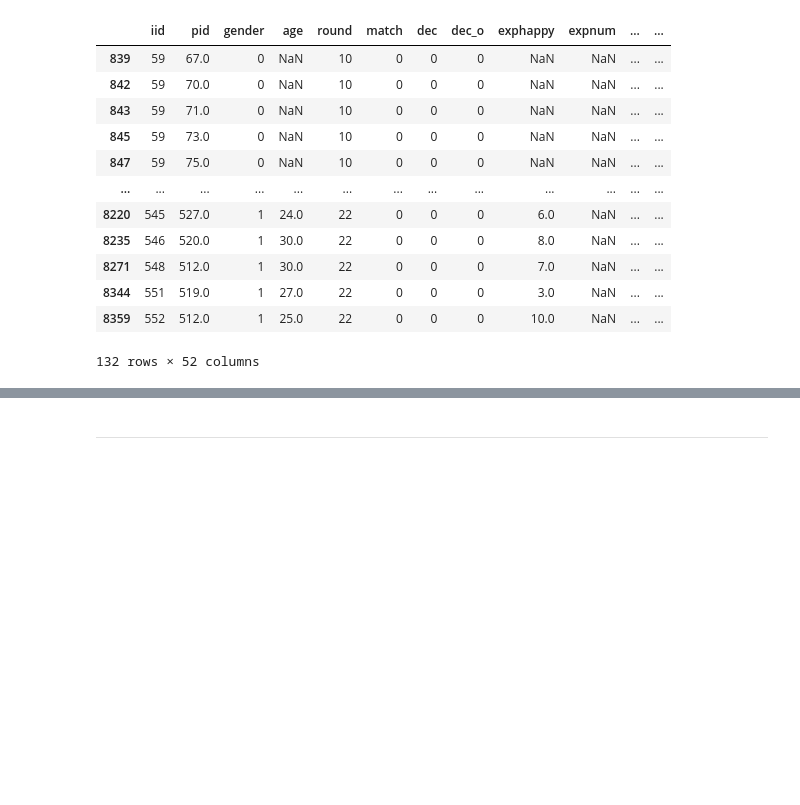
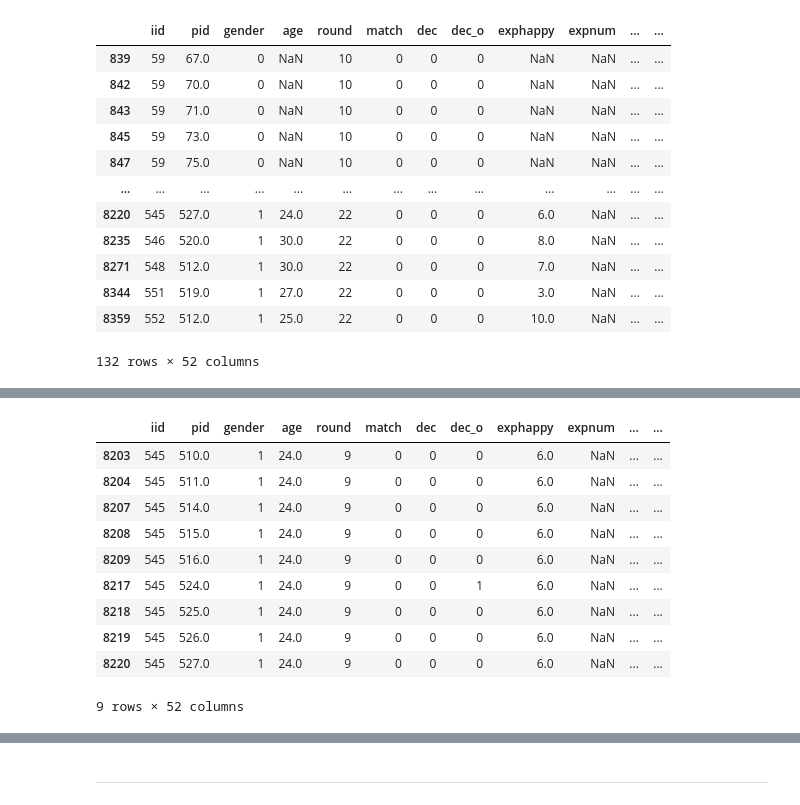
Before and after one commit to MirandaRemmer/DS-SF-23-work, a Jupyter notebook: final-project - MR/3/SpeedDatingDataset_FinalProject_REMMER.ipynb, the cells around one changed output, grey strips where cells are left out. Drawn from its saved outputs; the diff is of its cells as text; code cells hidden in the pictures; blank space fills up the shorter version.

```diff
--- a/final-project - MR/3/SpeedDatingDataset_FinalProject_REMMER.ipynb
+++ b/final-project - MR/3/SpeedDatingDataset_FinalProject_REMMER.ipynb
@@ -570,14 +577,17 @@ len(df_exp_ratings_edit) #test
 #(SIMILAR TO THE ABOVE CLEANDF())
 # %% [markdown]
 ## NEED TO CREATE FUNCTION TO RETURN NEW MET_COUNT SCORES IF ITEM WAS DELETED
-# %%
-def recountMET(df):
-    list = []
-    for iid in df.iid.unique():
-        iidsubset = df[df.iid == iid]
-        #iidsubset['round'] = (len(iidsubset))
-        list.append((len(iidsubset)))
-    return list
+# %%
+def recountMET(df):
+    list = []
+    for iid in df.iid.unique():
+        iidsubset = df[df.iid == iid]
+        val = len(iidsubset)
+        df.loc[df.iid == iid, 'round'] = [val]*val  #add it to a column in the original dataframe, not the iidsubset one -- for where the iid is equal to the one being calculated in your loop (hence the loc[] business)
+        iidsubset['round'] = pd.Series([val]*val)  #takes a list containing a number like [5] and replicates it 5 times, resulting in [5,5,5,5,5]
+            #replicate that value for all rows containing that iid
+        list.append(val)
+    return list
 # %%
 def recountMET(df):
     df['round'] = (len(df))
@@ -678,0 +693,15 @@ df_nan_exp_ratings_all  #USE LATER WHEN CHANGING MATCH_COUNT
+# %%
+df545['round'] == recountMET(df545)
+df545
+# %% [output]
+|  | iid | pid | gender | age | round | match | dec | dec_o | exphappy | expnum | ... | ... |
+| 8203 | 545 | 510.0 | 1 | 24.0 | 9 | 0 | 0 | 0 | 6.0 | NaN | ... | ... |
+| 8204 | 545 | 511.0 | 1 | 24.0 | 9 | 0 | 0 | 0 | 6.0 | NaN | ... | ... |
+| 8207 | 545 | 514.0 | 1 | 24.0 | 9 | 0 | 0 | 0 | 6.0 | NaN | ... | ... |
+| 8208 | 545 | 515.0 | 1 | 24.0 | 9 | 0 | 0 | 0 | 6.0 | NaN | ... | ... |
+| 8209 | 545 | 516.0 | 1 | 24.0 | 9 | 0 | 0 | 0 | 6.0 | NaN | ... | ... |
+| 8217 | 545 | 524.0 | 1 | 24.0 | 9 | 0 | 0 | 1 | 6.0 | NaN | ... | ... |
+| 8218 | 545 | 525.0 | 1 | 24.0 | 9 | 0 | 0 | 0 | 6.0 | NaN | ... | ... |
+| 8219 | 545 | 526.0 | 1 | 24.0 | 9 | 0 | 0 | 0 | 6.0 | NaN | ... | ... |
+| 8220 | 545 | 527.0 | 1 | 24.0 | 9 | 0 | 0 | 0 | 6.0 | NaN | ... | ... |
+9 rows × 52 columns
```
Also changed, not shown: parts of 27 cells of this notebook.
